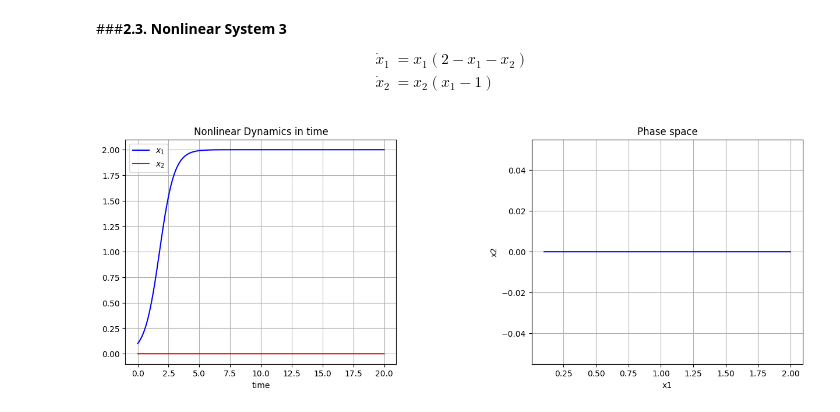
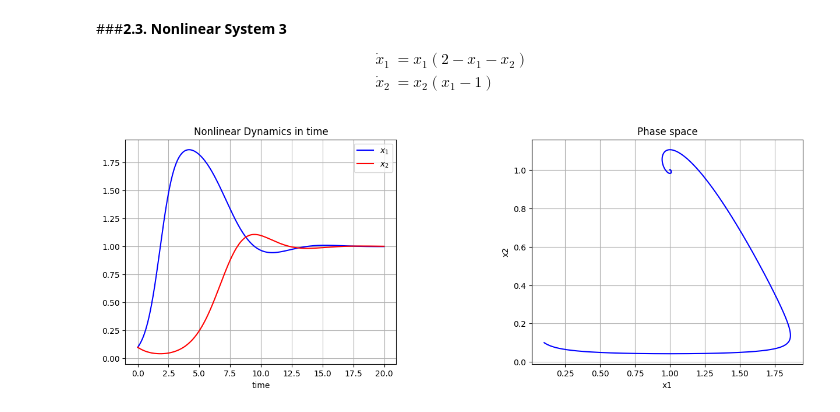
Before and after one commit to brumocas/CO, a Jupyter notebook: lab02/CO_notebook02_2024.ipynb, the cells around one changed output. Saved outputs shown, nothing was run; the diff lists cells and outputs as text; code cells hidden in the pictures.

```diff
--- a/lab02/CO_notebook02_2024.ipynb
+++ b/lab02/CO_notebook02_2024.ipynb
@@ -374,32 +374,32 @@ t_signal = np.arange(0,t_end,dt) # time samples
 x1_signal = np.zeros_like(t_signal)
 x2_signal = np.zeros_like(t_signal)
 
 #Initial conditions of our system
 x1_signal[0] = 0.1
-x2_signal[0] = 0.0
+x2_signal[0] = 0.1
 
 
 for i in range(0,t_signal.shape[0]-1):
     x1_signal[i+1], x2_signal[i+1] = rk_step_f((x1_signal[i],x2_signal[i]),dt,t_signal[i])
 
 
 #plot
 fig = plt.figure(figsize=(15,5))
 fig.subplots_adjust(wspace = 0.5, hspace = 0.3)
 ax1 = fig.add_subplot(1,2,1)
 ax2 = fig.add_subplot(1,2,2)
 
 ax1.plot(t_signal, x1_signal, 'b-', label='$x_1$')
 ax1.plot(t_signal, x2_signal, 'r-', label='$x_2$')
 ax1.set_title("Nonlinear Dynamics in time")
 ax1.set_xlabel("time")
 ax1.grid()
 ax1.legend(loc='best')
 
 ax2.plot(x1_signal, x2_signal, color="blue")
 ax2.set_xlabel("x1")
 ax2.set_ylabel("x2")
 ax2.set_title("Phase space")
 ax2.grid()
 # %% [output]
-[figure, old version]
+[figure, new version]
```
Also changed, not shown: parts of 1 cell of this notebook.
